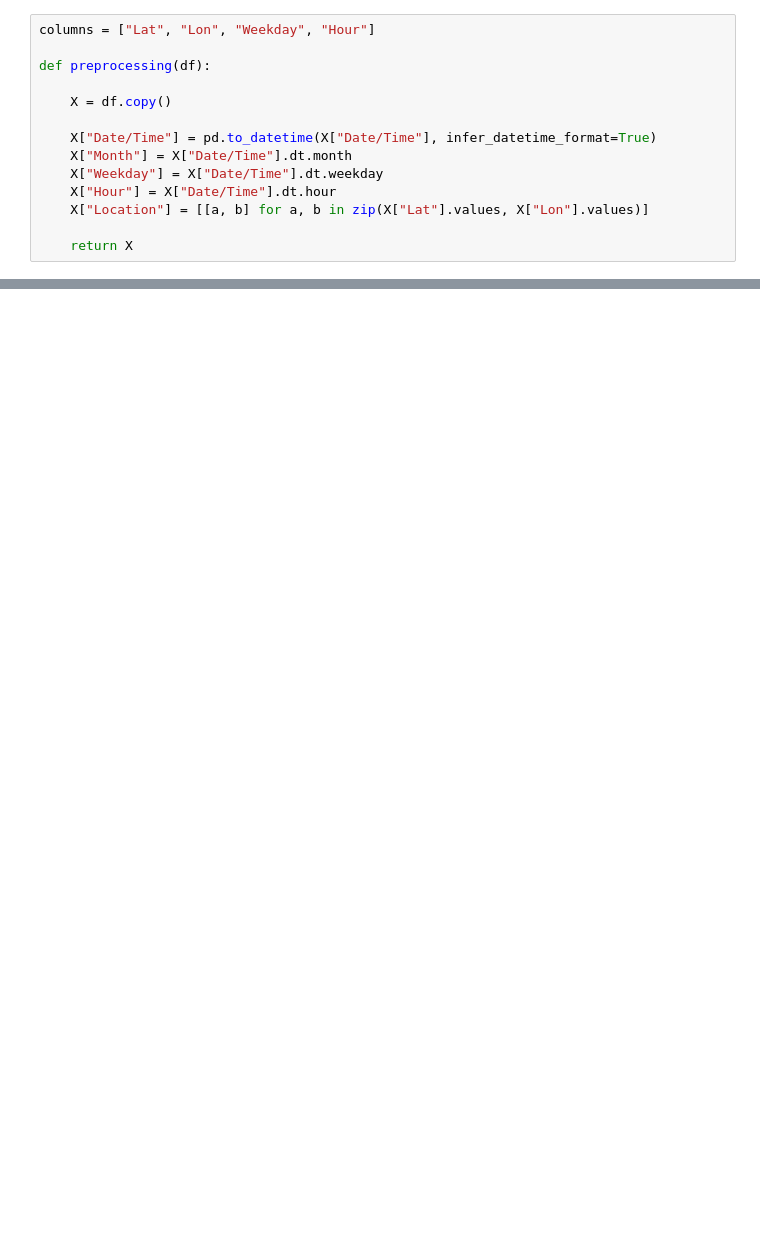
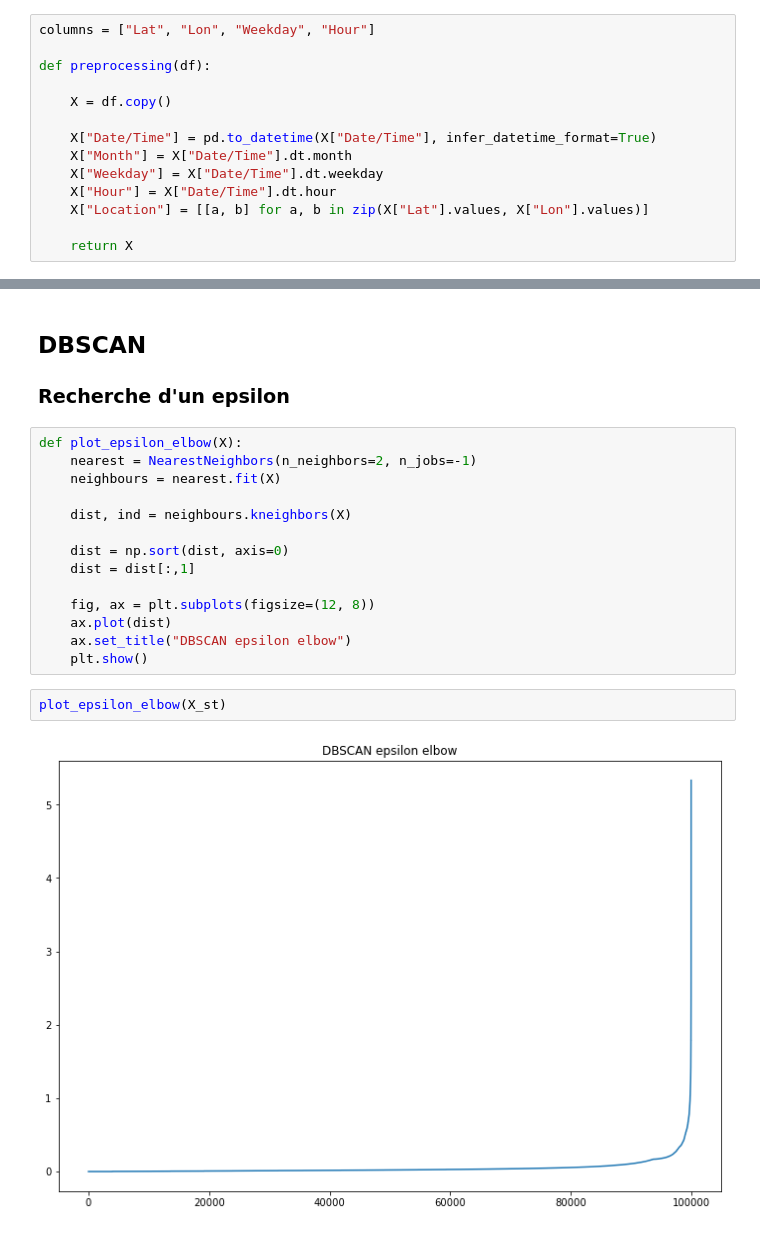
Before and after one commit to thefifthagreement/jedha-fs-s5-project, a Jupyter notebook: uber-kmeans.ipynb, the cells around one changed output, grey strips where cells are left out. Cells and saved outputs as stored; diff of their text form; blank space fills up the shorter version.

```diff
--- a/uber-kmeans.ipynb
+++ b/uber-kmeans.ipynb
@@ -267,0 +368,21 @@ X["3_means"] = y_kmeans
+# %% [markdown]
+## DBSCAN
+### Recherche d'un epsilon
+# %%
+def plot_epsilon_elbow(X):
+    nearest = NearestNeighbors(n_neighbors=2, n_jobs=-1)
+    neighbours = nearest.fit(X)
+
+    dist, ind = neighbours.kneighbors(X)
+
+    dist = np.sort(dist, axis=0)
+    dist = dist[:,1]
+
+    fig, ax = plt.subplots(figsize=(12, 8))
+    ax.plot(dist)
+    ax.set_title("DBSCAN epsilon elbow")
+    plt.show()
+# %%
+plot_epsilon_elbow(X_st)
+# %% [output]
+[figure, added]
```
Also changed, not shown: parts of 98 cells of this notebook, 23 other files.
